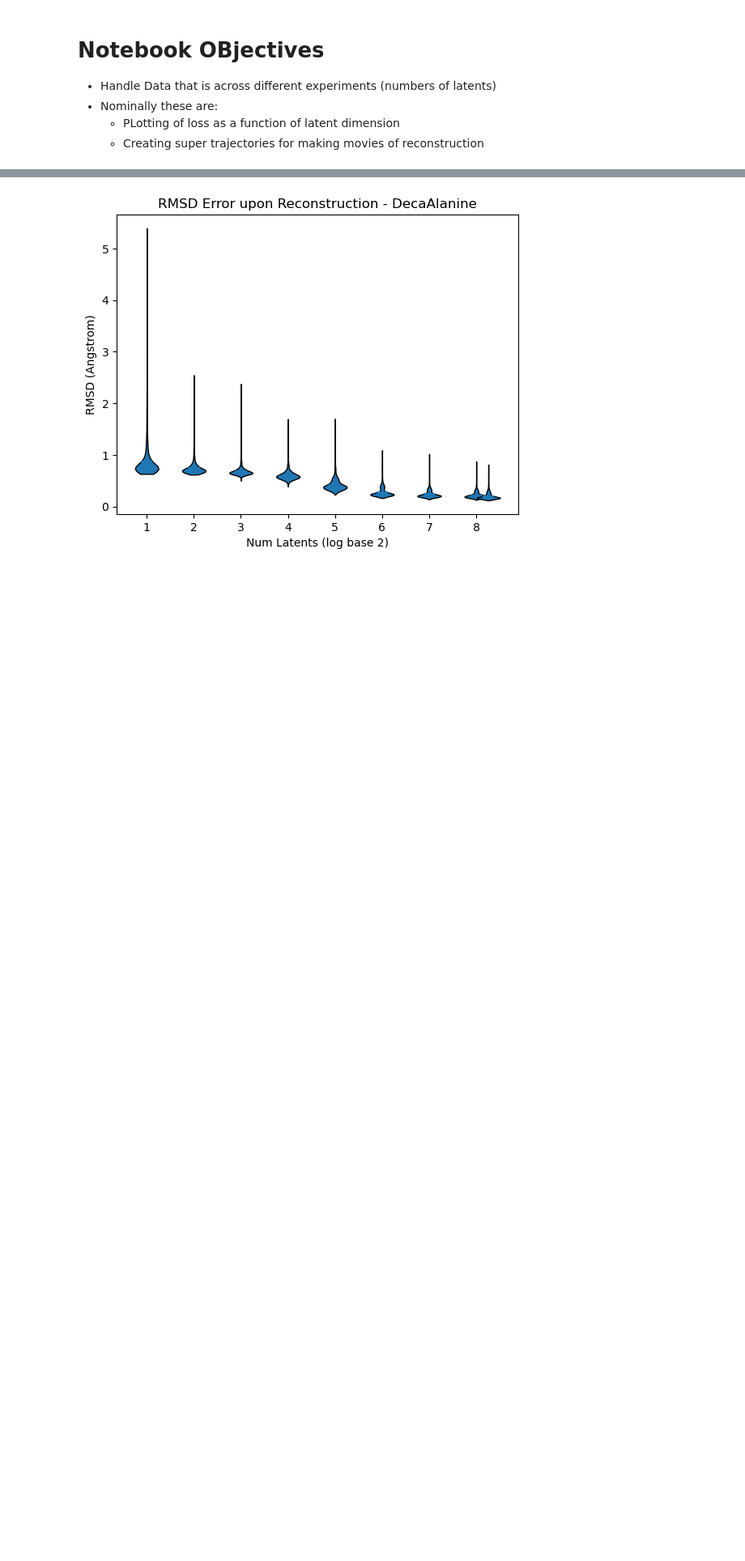
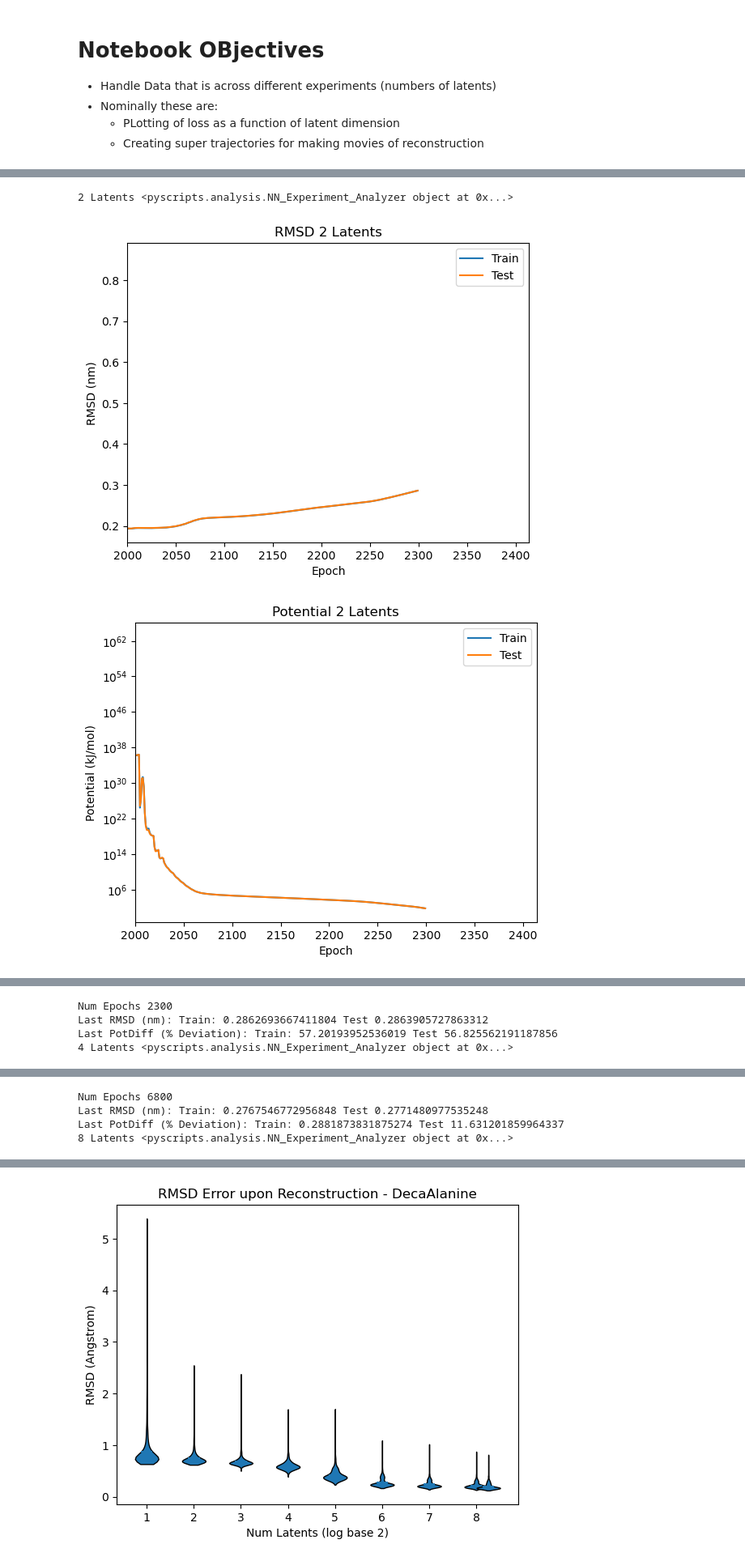
Before and after one commit to CCBatIIT/Deep-MMS, a Jupyter notebook: Multi-Analysis.ipynb, the cells around one changed output, grey strips where cells are left out. Shown at 81% size. Saved outputs shown, nothing was run; the diff lists cells and outputs as text; code cells hidden in the pictures; blank space fills up the shorter version.

Commit message:
Analyze Bridges2 Sacling RUns (DA and Cr)

```diff
--- a/Multi-Analysis.ipynb
+++ b/Multi-Analysis.ipynb
@@ -111,13 +111,15 @@ class NN_Multi_Analyzer():
         plt.xlabel('Num Latents (log base 2)')
         plt.show()
 # %%
-json_wildcard = 'Bridges2_Runs/4_24_24/jsons/DA*1.json'
+rpt = 0
+
+json_wildcard = f'bridges2_runs/jsons/DA_AE_Dropout_Scale2_*{rpt}.json'
 json_fns = sorted(glob.glob(json_wildcard))
 
-nc_wildcard = 'Bridges2_Runs/4_24_24/DA_AE_Dropout_RMSD_only/*_latents/rpt_1/*checkpoint.nc'
+nc_wildcard = f'bridges2_runs/DA_AE_Dropout_Scale2/*_latents/rpt_{rpt}/*checkpoint.nc'
 netcdf_fns = sorted(glob.glob(nc_wildcard))
 
-ckpt_wildcard = 'Bridges2_Runs/4_24_24/DA_AE_Dropout_RMSD_only/*/rpt_1/checkpoint_managed/*/default/'
+ckpt_wildcard = f'bridges2_runs/DA_AE_Dropout_Scale2/*_latents/rpt_{rpt}/checkpoint_managed/*/default/'
 all_checkpoint_dirs = sorted(glob.glob(ckpt_wildcard))
 checkpoint_dirs = []
 #Two checkpoints per model, always take the latest one
@@ -138,7 +164,7 @@ for json_fn in json_fns:
     #/ocean/projects/mcb160011p/josephdb/githubs/Deep-MMS/ -> /media/volume/sdb/githubs/Deep-MMS/
     for key in ["fname_dcd", "fname_prmtop", "save_dir"]:
         json_params[key] = json_params[key].replace("/ocean/projects/mcb160011p/josephdb/",
-                                                    "/media/volume/Boltzmann2Boltzmann/")
+                                                    "/media/volume/Joseph-Large/")
         #print(os.path.isfile(json_params[key]))
     #print(json_params)
     json_params_series.append(json_params)
@@ -162,3 +188,11 @@ Batch data
 Model Init
 Batch Data
 Read NetCDF and Checkpoint
+# %%
+for key, exp in self.experiments.items():
+    print(key, exp)
+    exp.plot_results(xlim=(2000, None))
+# %% [output]
+2 Latents <pyscripts.analysis.NN_Experiment_Analyzer object at 0x...>
+[figure, added]
+[figure, added]
@@ -164,0 +201,4 @@ Read NetCDF and Checkpoint
+Num Epochs 2300
+Last RMSD (nm): Train: 0.2862693667411804 Test 0.2863905727863312
+Last PotDiff (% Deviation): Train: 57.20193952536019 Test 56.825562191187856
+4 Latents <pyscripts.analysis.NN_Experiment_Analyzer object at 0x...>
@@ -164,0 +209,4 @@ Read NetCDF and Checkpoint
+Num Epochs 6800
+Last RMSD (nm): Train: 0.2767546772956848 Test 0.2771480977535248
+Last PotDiff (% Deviation): Train: 0.2881873831875274 Test 11.631201859964337
+8 Latents <pyscripts.analysis.NN_Experiment_Analyzer object at 0x...>
```
Also changed, not shown: parts of 4 cells of this notebook, 2 other files.
